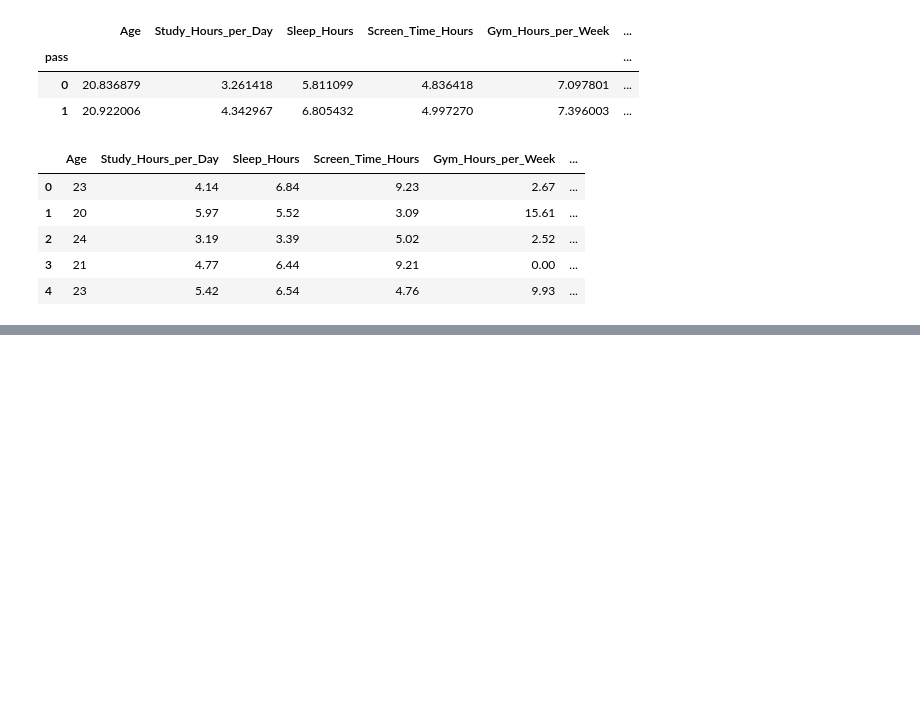
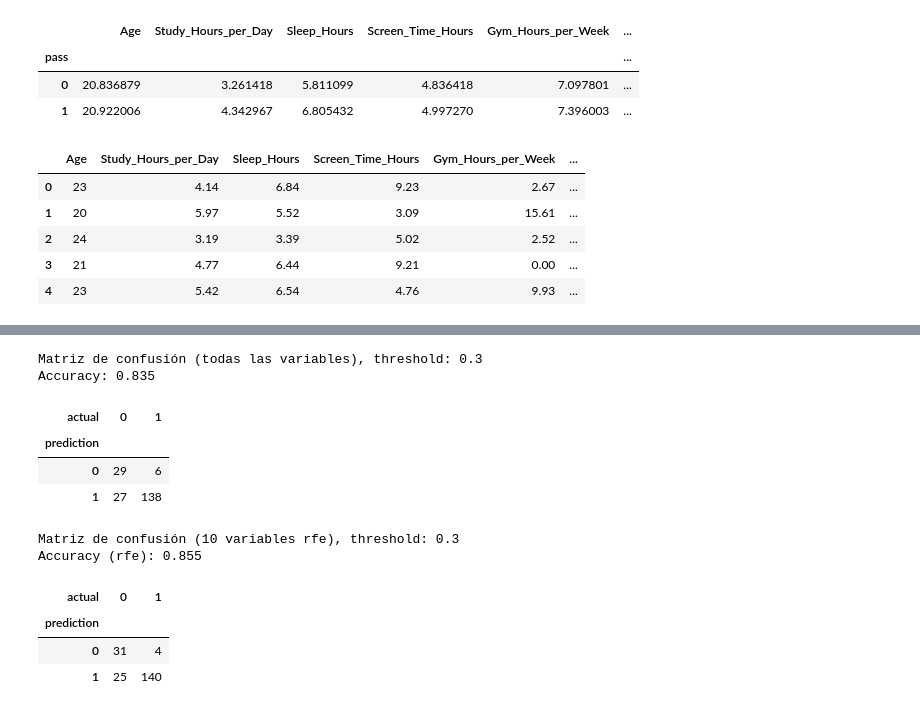
Before and after one commit to KevinUz05/2026A-Project-IA, a Jupyter notebook: logistic_regression_students.ipynb, the cells around one changed output, grey strips where cells are left out. Drawn from its saved outputs; the diff is of its cells as text; code cells hidden in the pictures; blank space fills up the shorter version.

```diff
--- a/logistic_regression_students.ipynb
+++ b/logistic_regression_students.ipynb
@@ -105,0 +173,43 @@ df_encoded
+# %%
+threshold = 0.3
+
+probs = lr.predict_proba(X_test)
+probs_rfe = lr_rfe.predict_proba(X_rfe_test)
+
+prob = probs[:,1]
+prob_rfe = probs_rfe[:,1]
+
+prob_df = pd.DataFrame(prob)
+prob_df['prediction'] = np.where(prob_df[0] >= threshold, 1, 0)
+prob_df['actual'] = list(y_test)
+
+prob_rfe_df = pd.DataFrame(prob_rfe)
+prob_rfe_df['prediction'] = np.where(prob_rfe_df[0] >= threshold, 1, 0)
+prob_rfe_df['actual'] = list(y_test)
+
+cm = pd.crosstab(prob_df.prediction, prob_df.actual)
+cm_rfe = pd.crosstab(prob_rfe_df.prediction, prob_rfe_df.actual)
+
+print(f'Matriz de confusión (todas las variables), threshold: {threshold}')
+accuracy = (cm[0][0] + cm[1][1]) / \
+           (cm[0][0] + cm[0][1] + cm[1][0] + cm[1][1])
+print(f'Accuracy: {accuracy}')
+display(cm)
+print(f'Matriz de confusión (10 variables rfe), threshold: {threshold}')
+accuracy_rfe = (cm_rfe[0][0] + cm_rfe[1][1]) / \
+           (cm_rfe[0][0] + cm_rfe[0][1] + cm_rfe[1][0] + cm_rfe[1][1])
+print(f'Accuracy (rfe): {accuracy_rfe}')
+display(cm_rfe)
+# %% [output]
+Matriz de confusión (todas las variables), threshold: 0.3
+Accuracy: 0.835
+| actual | 0 | 1 |
+| prediction |  |  |
+| 0 | 29 | 6 |
+| 1 | 27 | 138 |
+Matriz de confusión (10 variables rfe), threshold: 0.3
+Accuracy (rfe): 0.855
+| actual | 0 | 1 |
+| prediction |  |  |
+| 0 | 31 | 4 |
+| 1 | 25 | 140 |
```
Also changed, not shown: parts of 10 cells of this notebook.
